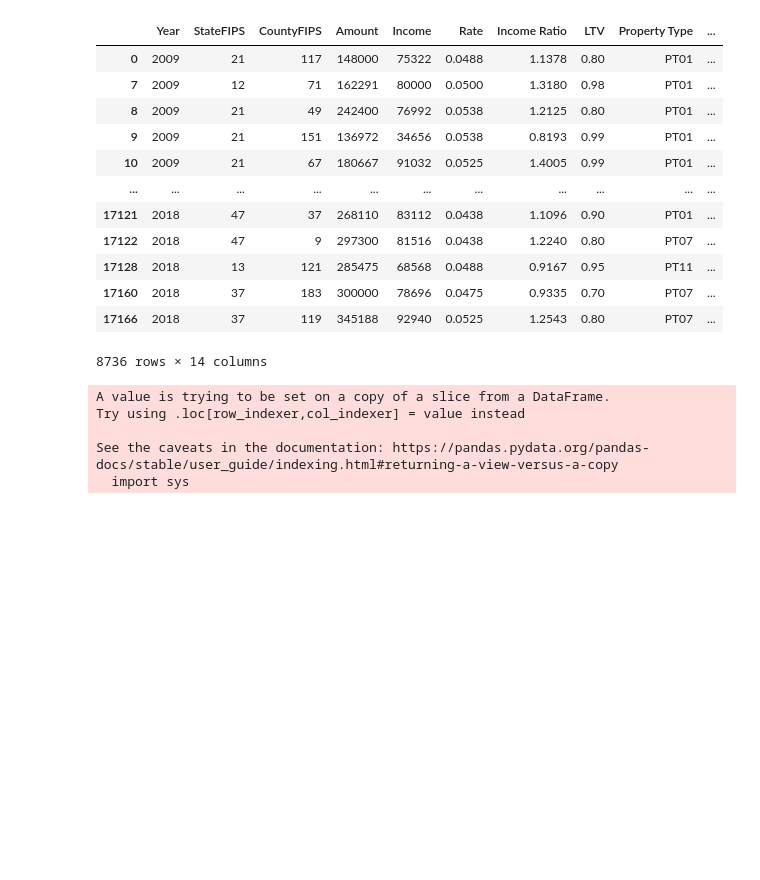
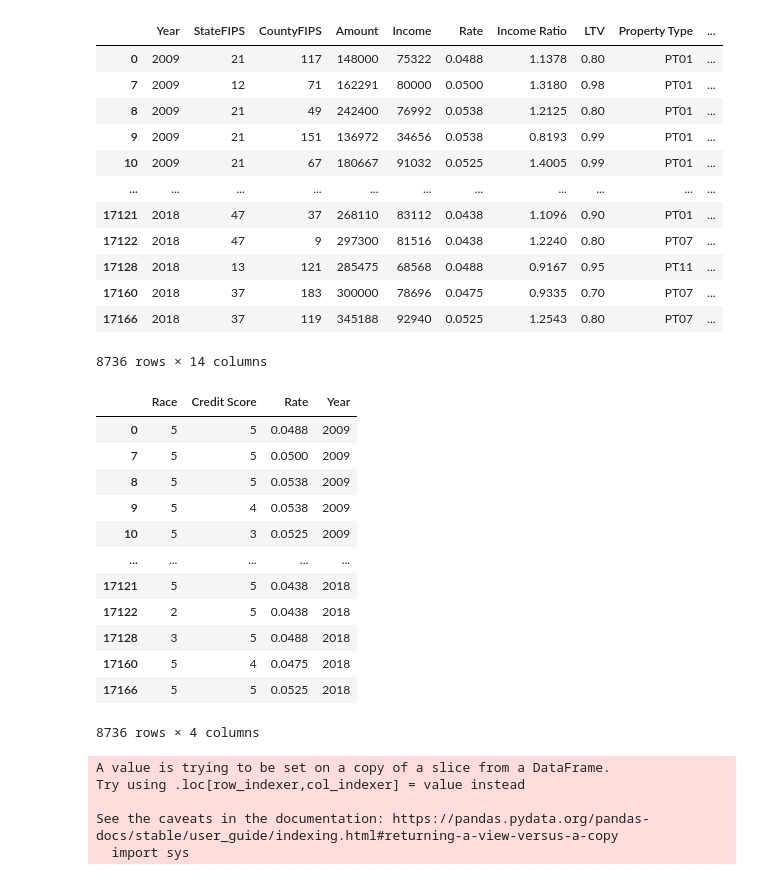
Before and after one commit to bmkennedyii/Project_1, a Jupyter notebook: race_income/race_income.ipynb, the cells around one changed output. Drawn from its saved outputs; the diff is of its cells as text; code cells hidden in the pictures; blank space fills up the shorter version.

```diff
--- a/race_income/race_income.ipynb
+++ b/race_income/race_income.ipynb
@@ -41,6 +41,23 @@ df
 | 17160 | 2018 | 37 | 183 | 300000 | 78696 | 0.0475 | 0.9335 | 0.70 | PT07 | ... |
 | 17166 | 2018 | 37 | 119 | 345188 | 92940 | 0.0525 | 1.2543 | 0.80 | PT07 | ... |
 8736 rows × 14 columns
+# %%
+df_rate = df[["Race", "Credit Score", "Rate", "Year"]]
+df_rate
+# %% [output]
+|  | Race | Credit Score | Rate | Year |
+| 0 | 5 | 5 | 0.0488 | 2009 |
+| 7 | 5 | 5 | 0.0500 | 2009 |
+| 8 | 5 | 5 | 0.0538 | 2009 |
+| 9 | 5 | 4 | 0.0538 | 2009 |
+| 10 | 5 | 3 | 0.0525 | 2009 |
+| ... | ... | ... | ... | ... |
+| 17121 | 5 | 5 | 0.0438 | 2018 |
+| 17122 | 2 | 5 | 0.0438 | 2018 |
+| 17128 | 3 | 5 | 0.0488 | 2018 |
+| 17160 | 5 | 4 | 0.0475 | 2018 |
+| 17166 | 5 | 5 | 0.0525 | 2018 |
+8736 rows × 4 columns
 # %%
 def interest(rate,amount,years):
     t = years*12
```
Also changed, not shown: parts of 2 cells of this notebook, 3 other files.
